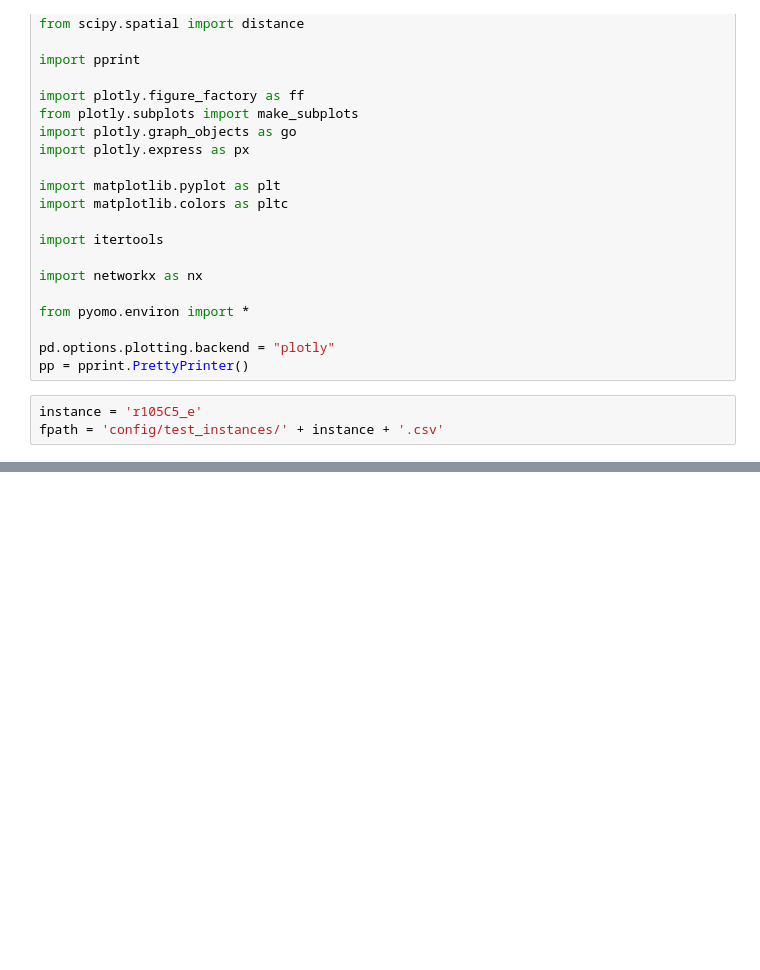
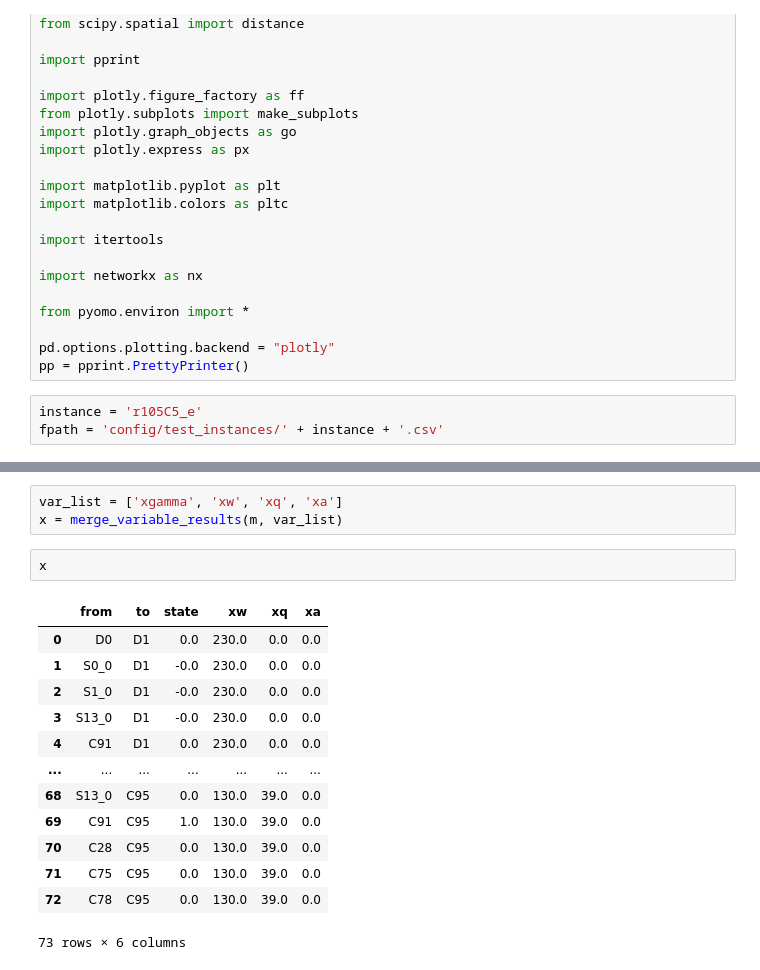
Before and after one commit to rariss/E-VRP-TW-V2G, a Jupyter notebook: evrp/e-vrp-tw.ipynb, the cells around one changed output, grey strips where cells are left out. Cells and saved outputs as stored; diff of their text form; blank space fills up the shorter version.

Commit message:
Modified merge_variable_results and create_optimal_edges to be able to handle 2- vs. 3-index, and EV variables.

```diff
--- a/evrp/e-vrp-tw.ipynb
+++ b/evrp/e-vrp-tw.ipynb
@@ -76,0 +96,19 @@ m.data['V_']['tS'].to_dict()
+# %%
+var_list = ['xgamma', 'xw', 'xq', 'xa']
+x = merge_variable_results(m, var_list)
+# %%
+x
+# %% [output]
+|  | from | to | state | xw | xq | xa |
+| 0 | D0 | D1 | 0.0 | 230.0 | 0.0 | 0.0 |
+| 1 | S0_0 | D1 | -0.0 | 230.0 | 0.0 | 0.0 |
+| 2 | S1_0 | D1 | -0.0 | 230.0 | 0.0 | 0.0 |
+| 3 | S13_0 | D1 | -0.0 | 230.0 | 0.0 | 0.0 |
+| 4 | C91 | D1 | 0.0 | 230.0 | 0.0 | 0.0 |
+| ... | ... | ... | ... | ... | ... | ... |
+| 68 | S13_0 | C95 | 0.0 | 130.0 | 39.0 | 0.0 |
+| 69 | C91 | C95 | 1.0 | 130.0 | 39.0 | 0.0 |
+| 70 | C28 | C95 | 0.0 | 130.0 | 39.0 | 0.0 |
+| 71 | C75 | C95 | 0.0 | 130.0 | 39.0 | 0.0 |
+| 72 | C78 | C95 | 0.0 | 130.0 | 39.0 | 0.0 |
+73 rows × 6 columns
```
Also changed, not shown: parts of 9 cells of this notebook, 1 other file.
